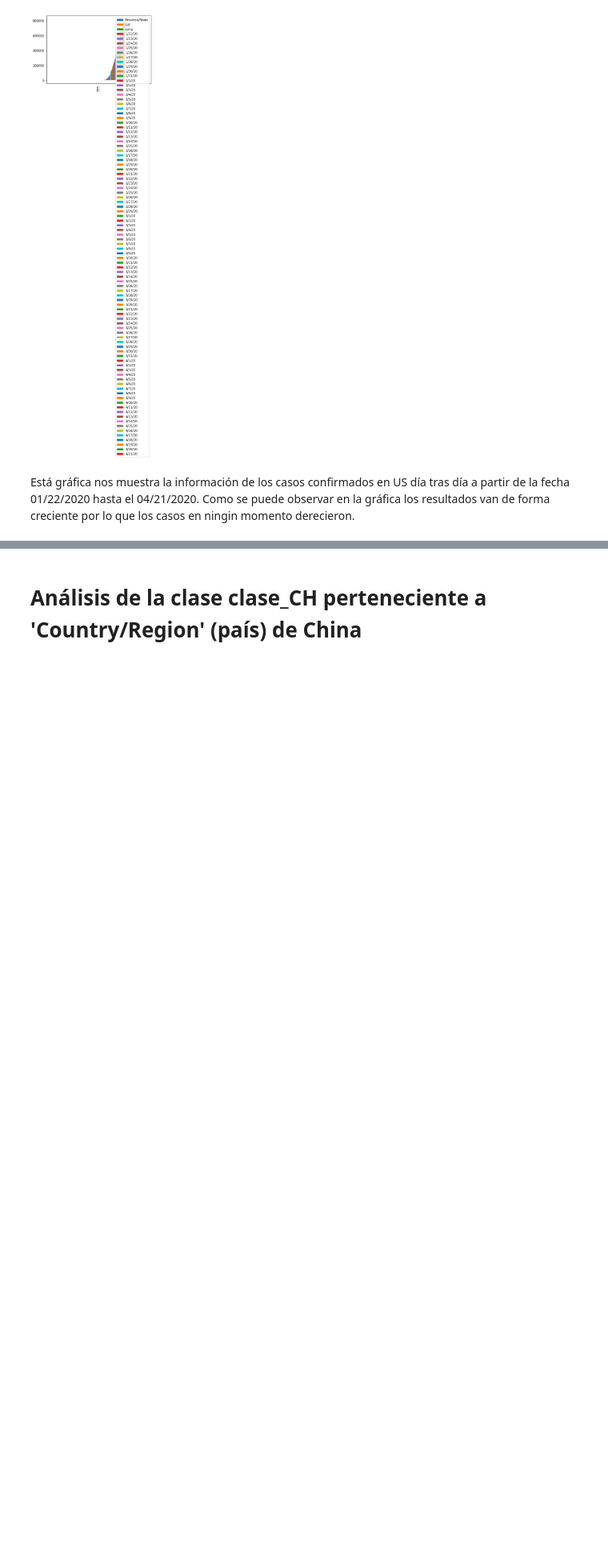
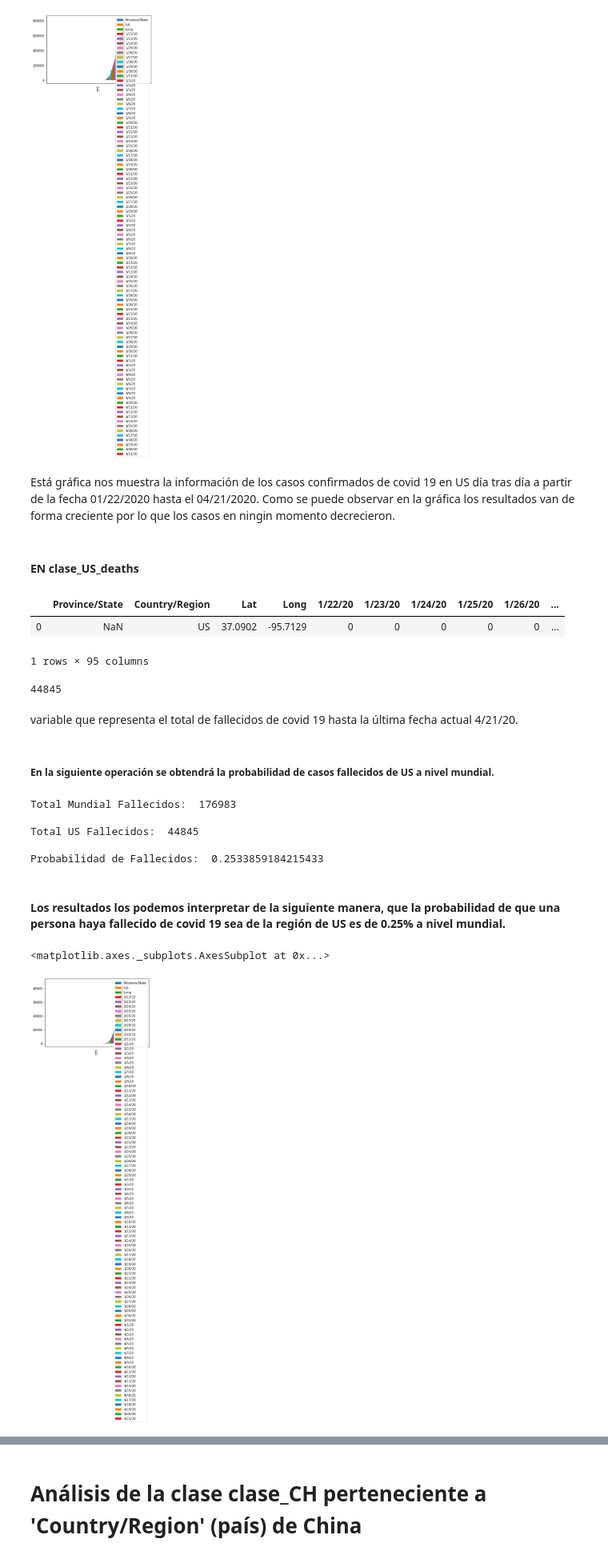
Before and after one commit to Josias2199/mineria, a Jupyter notebook: Proyecto/avance2_Proyecto.ipynb, the cells around one changed output, grey strips where cells are left out. Shown at 80% size. Cells and saved outputs as stored; diff of their text form; code cells hidden in the pictures; blank space fills up the shorter version.

Commit message:
Actualización de avance 2 al Proyecto

```diff
--- a/Proyecto/avance2_Proyecto.ipynb
+++ b/Proyecto/avance2_Proyecto.ipynb
@@ -243,4 +245,41 @@ clase_US_confirmed.sort_index().plot.bar()
 <matplotlib.axes._subplots.AxesSubplot at 0x...>
 [figure]
 # %% [markdown]
-Está gráfica nos muestra la información de los casos confirmados en US día tras día a partir de la fecha 01/22/2020 hasta el 04/21/2020. Como se puede observar en la gráfica los resultados van de forma creciente por lo que los casos en ningin momento derecieron.
+Está gráfica nos muestra la información de los casos confirmados de covid 19 en US día tras día a partir de la fecha 01/22/2020 hasta el 04/21/2020. Como se puede observar en la gráfica los resultados van de forma creciente por lo que los casos en ningin momento decrecieron.
+# %% [markdown]
+#### EN clase_US_deaths
+# %%
+Cs_us_deaths = pd.read_csv("Clase_US_Deaths.csv")
+Cs_us_deaths.head()
+# %% [output]
+|  | Province/State | Country/Region | Lat | Long | 1/22/20 | 1/23/20 | 1/24/20 | 1/25/20 | 1/26/20 | ... |
+| 0 | NaN | US | 37.0902 | -95.7129 | 0 | 0 | 0 | 0 | 0 | ... |
+1 rows × 95 columns
+# %%
+TotalDeaths_us = Cs_us_deaths['4/21/20'].sum()
+print (TotalDeaths_us)
+# %% [output]
+44845
+# %% [markdown]
+variable que representa el total de fallecidos de covid 19 hasta la última fecha actual 4/21/20.
+# %% [markdown]
+##### En la siguiente operación se obtendrá la probabilidad de casos fallecidos de US a nivel mundial.
+# %%
+probabilidad_us_deaths = probabilidad(TotalDeaths, TotalDeaths_us)
+
+print("Total Mundial Fallecidos: ",TotalDeaths)
+print("\nTotal US Fallecidos: ",TotalDeaths_us)
+print("\nProbabilidad de Fallecidos: ", probabilidad_us_deaths)
+# %% [output]
+Total Mundial Fallecidos:  176983
+
+Total US Fallecidos:  44845
+
+Probabilidad de Fallecidos:  0.2533859184215433
+# %% [markdown]
+#### Los resultados los podemos interpretar de la siguiente manera, que la probabilidad de que una persona haya fallecido de covid 19 sea de la región de US es de 0.25% a nivel mundial.
+# %%
+clase_US_deaths.sort_index().plot.bar()
+# %% [output]
+<matplotlib.axes._subplots.AxesSubplot at 0x...>
+[figure, added]
```
Also changed, not shown: parts of 15 cells of this notebook.
